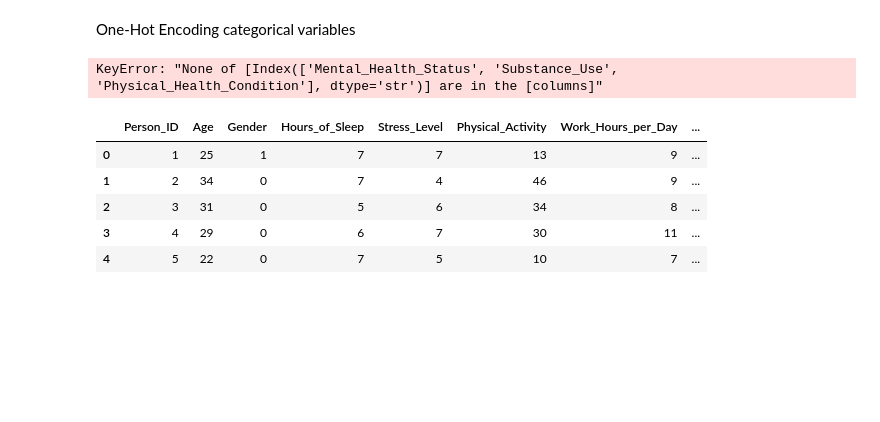
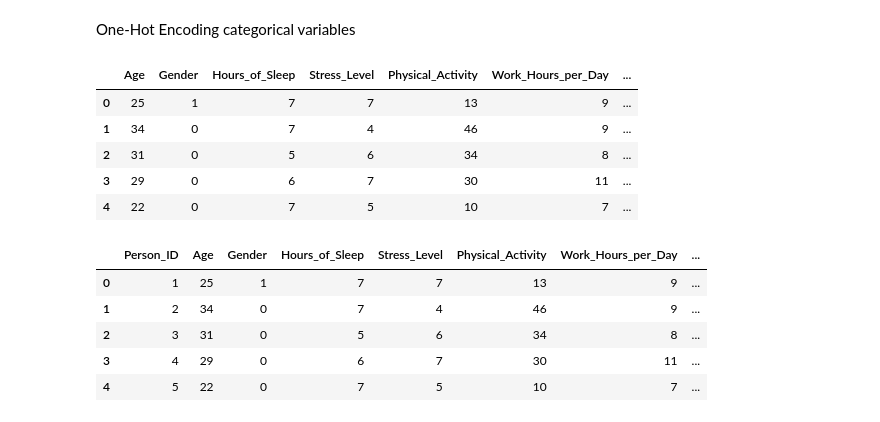
Before and after one commit to theppel/K-means, a Jupyter notebook: working.ipynb, the cells around one changed output. Drawn from its saved outputs; the diff is of its cells as text; code cells hidden in the pictures; blank space fills up the shorter version.

```diff
--- a/working.ipynb
+++ b/working.ipynb
@@ -117,24 +117,33 @@ One-Hot Encoding categorical variables
 # %%
 # initialise one hot encoder with sparse output and pandas output
 encoder = OneHotEncoder(sparse_output=False)
 encoder.set_output(transform="pandas")
 encoder_cols = ["Mental_Health_Status", "Substance_Use", "Physical_Health_Condition"]
 
 # fit and transform relevant columns
 encoded_data = encoder.fit_transform(mh[encoder_cols])
 mh[encoded_data.columns] = encoded_data
 
 # drop original columns
 mh.drop(columns=encoder_cols, inplace=True)
+# also drop None columns
+mh.drop(columns=["Mental_Health_Status_None", "Substance_Use_None", "Physical_Health_Condition_None"], inplace=True)
+# drop person ID
+mh.drop(columns=["Person_ID"], inplace=True)
 
 # not necessary to have 2 columns for Gender and Has_Close_Friends - just apply lambda function
 mh["Gender"] = mh["Gender"].apply(lambda x: 1 if x == "Male" else 0)
 mh["Has_Close_Friends"] = mh["Has_Close_Friends"].apply(lambda x: 1 if x else 0)
 
 # checking it worked
 mh.head()
 # %% [output]
-KeyError: "None of [Index(['Mental_Health_Status', 'Substance_Use', 'Physical_Health_Condition'], dtype='str')] are in the [columns]"
+|  | Age | Gender | Hours_of_Sleep | Stress_Level | Physical_Activity | Work_Hours_per_Day | ... |
+| 0 | 25 | 1 | 7 | 7 | 13 | 9 | ... |
+| 1 | 34 | 0 | 7 | 4 | 46 | 9 | ... |
+| 2 | 31 | 0 | 5 | 6 | 34 | 8 | ... |
+| 3 | 29 | 0 | 6 | 7 | 30 | 11 | ... |
+| 4 | 22 | 0 | 7 | 5 | 10 | 7 | ... |
 # %%
 mh.head()
 # %% [output]
```
Also changed, not shown: parts of 7 cells of this notebook.
